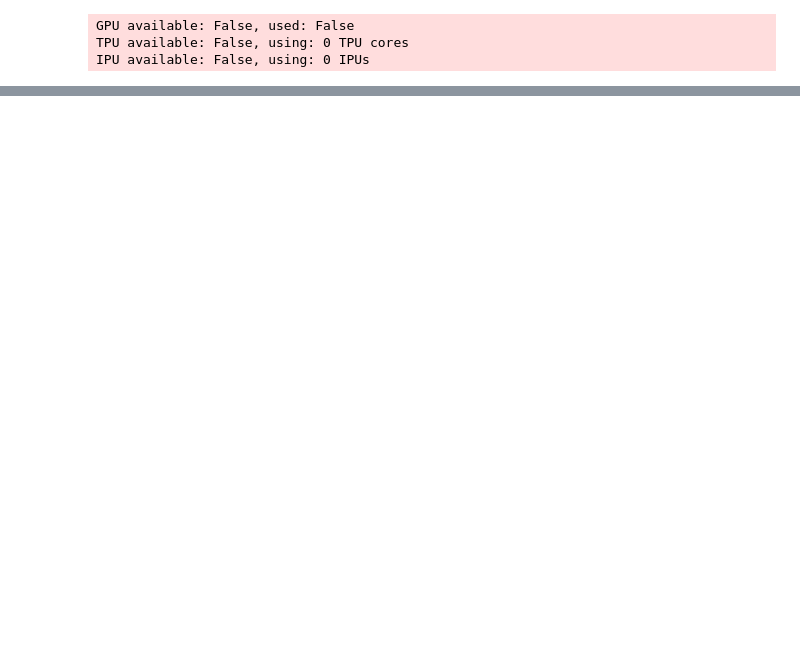
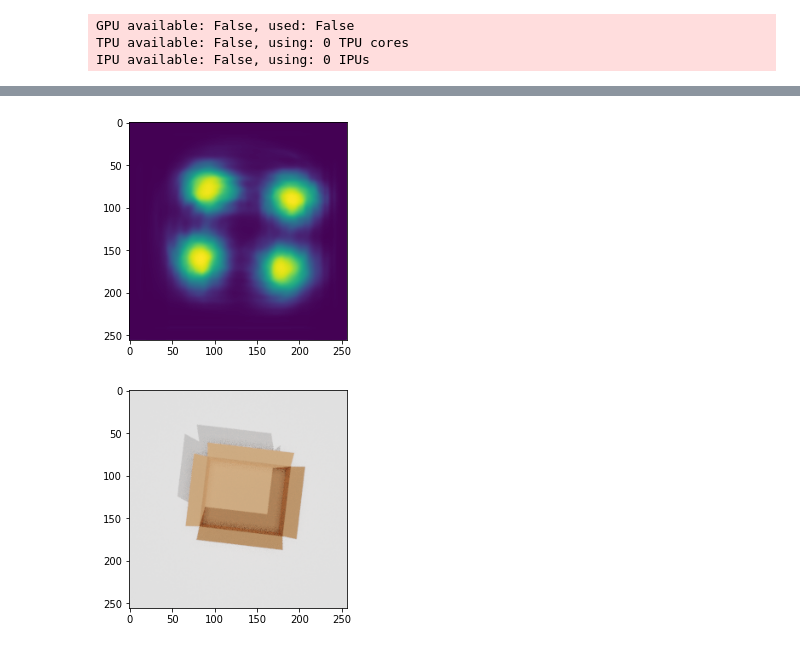
Before and after one commit to tlpss/box-manipulation, a Jupyter notebook: notebooks/box_keypoint_detection.ipynb, the cells around one changed output, grey strips where cells are left out. Saved outputs shown, nothing was run; the diff lists cells and outputs as text; code cells hidden in the pictures; blank space fills up the shorter version.

```diff
--- a/notebooks/box_keypoint_detection.ipynb
+++ b/notebooks/box_keypoint_detection.ipynb
@@ -310,9 +350,8 @@ KeypointDetector(
 # %%
 model = KeypointDetector()
-box_dataset = BoxKeypointsDataset("json","image_dir")
-datamodule = BoxKeypointsDataModule(box_dataset)
+module = BoxKeypointsDataModule(BoxKeypointsDataset("box_dataset1/dataset.json","box_dataset1"),2)
 
-trainer = pl.Trainer(max_epochs = 1)
+trainer = pl.Trainer(max_epochs = 10, logger=wandb_logger)
 # %% [output]
 GPU available: False, used: False
 TPU available: False, using: 0 TPU cores
@@ -324,2 +359,2 @@ import tensorboard
 # %%
-trainer.fit(model, datamodule)
+trainer.fit(model, module)
@@ -325,0 +370,12 @@ trainer.fit(model, datamodule)
+# %%
+batch = next(iter(module.train_dataloader()))
+
+imgs, corner_keypoints = batch
+
+with torch.no_grad():
+    predictions = model(imgs)
+    imshow(predictions[0])
+    imshow(imgs[0])
+# %% [output]
+[figure, added]
+[figure, added]
```
Also changed, not shown: parts of 14 cells of this notebook, 2 other files.
